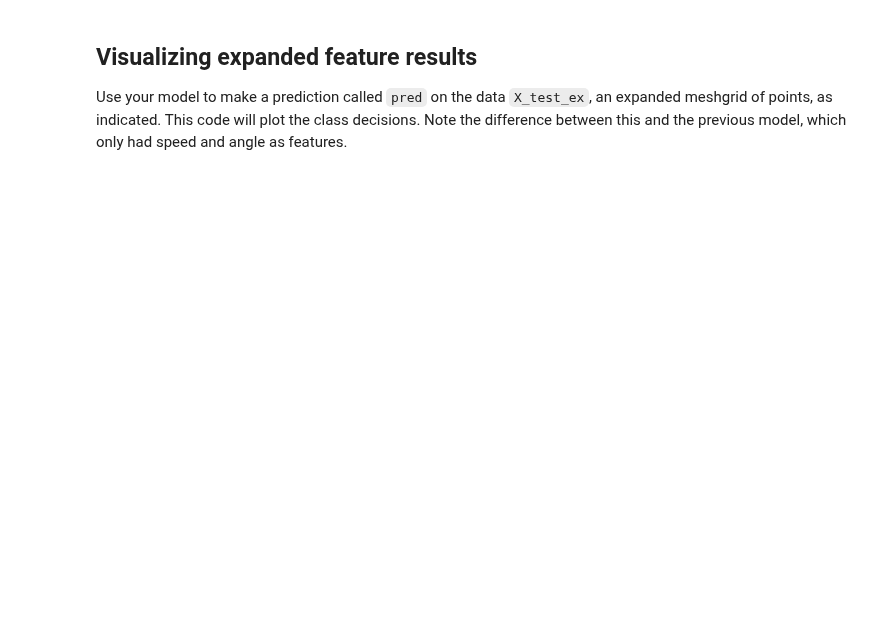
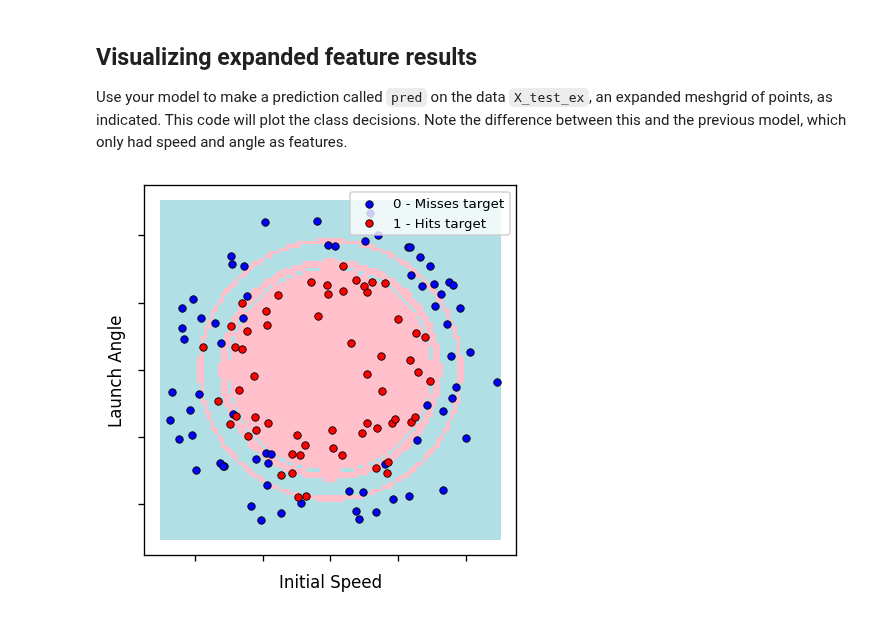
Before and after one commit to zsqu4re/ML-for-engineers, a Jupyter notebook: HW5/M5-L1-P3.ipynb, the cells around one changed output. Saved outputs shown, nothing was run; the diff lists cells and outputs as text; code cells hidden in the pictures; blank space fills up the shorter version.

```diff
--- a/HW5/M5-L1-P3.ipynb
+++ b/HW5/M5-L1-P3.ipynb
@@ -94,11 +132,15 @@ Use your model to make a prediction called `pred` on the data `X_test_ex`, an ex
 # %%
 X_test_ex = feature_expand(X_test)
 # YOUR CODE GOES HERE
 # Have your model make a prediction, `pred` on X_test_ex
+
+pred = dt.predict(X_test_ex)
 
 
 plt.figure(figsize=(4,4),dpi=120)
 bgcolors = ListedColormap(["powderblue","pink"])
 plt.pcolormesh(x1grid, x2grid, pred.reshape(x1grid.shape), shading="nearest",cmap=bgcolors)
 plot_data(X,y)
 plt.show()
+# %% [output]
+[figure, added]
```
Also changed, not shown: parts of 6 cells of this notebook, 5 other files.
